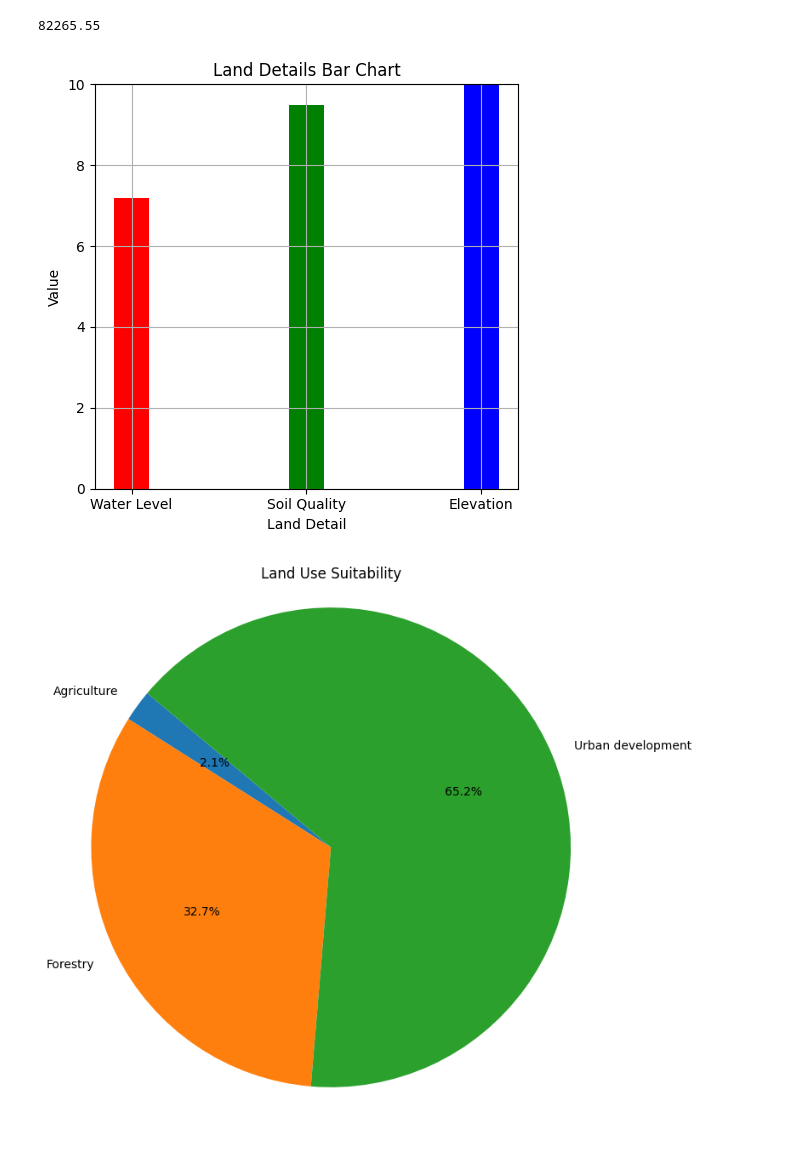
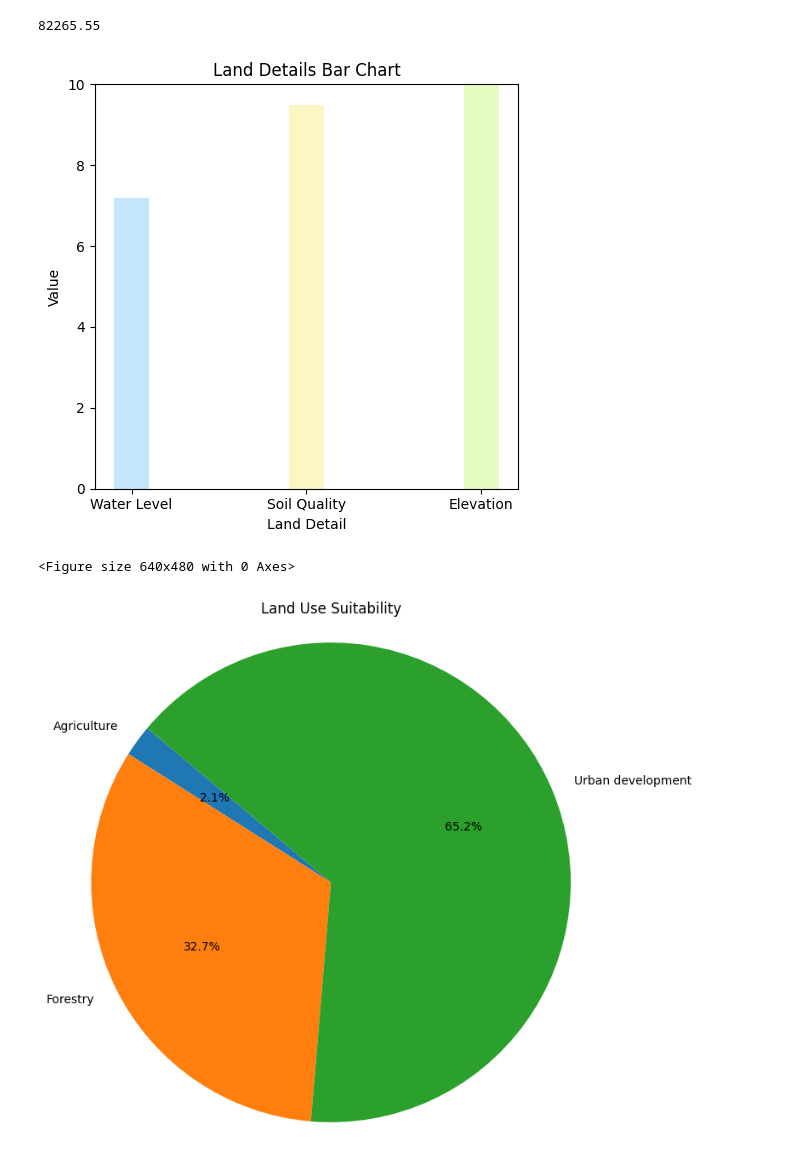
Before and after one commit to dharun-sukumar/SIH-v1, a Jupyter notebook: land_set.ipynb, the cells around one changed output. Drawn from its saved outputs; the diff is of its cells as text; code cells hidden in the pictures.

```diff
--- a/land_set.ipynb
+++ b/land_set.ipynb
@@ -22,39 +22,51 @@ land1
 82265.55
 # %%
 import matplotlib.pyplot as plt
+import io
+
+
+#buffer to save the plot
+buffer=io.BytesIO()
+
 
 # Define the dictionary with land details
 land_details = {
     "Water Level": 7.2,
     "Soil Quality": 9.5,
     "Elevation": 2500
 }
 
-bar_colors = ['red', 'green', 'blue']
+bar_colors = ['#c3e6fc', '#fcf6c3', '#e6fcc3']
 # Extract data for the bar chart
 x_values = list(land_details.keys())
 y_values = list(land_details.values())
 
 # Create the bar chart
 plt.figure(figsize=(5, 5))
 plt.bar(x_values, y_values, width=0.2,color=bar_colors)
 
 # Set chart labels and title
 plt.xlabel("Land Detail")
 plt.ylabel("Value")
 plt.title("Land Details Bar Chart")
 
 # Set y-axis limit from 0 to 10
 plt.ylim(0, 10)
 
 # Add grid and tight layout
-plt.grid(True)
+plt.grid(False)
 plt.tight_layout()
+plt.savefig(buffer,format='png')
+buffer.seek(0)
 
 # Show the chart
 plt.show()
+
+#clear the plot for reuse
+plt.clf()
 # %% [output]
-[figure, old version]
+[figure, new version]
+<Figure size 640x480 with 0 Axes>
 # %%
 # Define land information
 soil_quality = 3  # 1-5 scale
```
Also changed, not shown: 3 other files.
